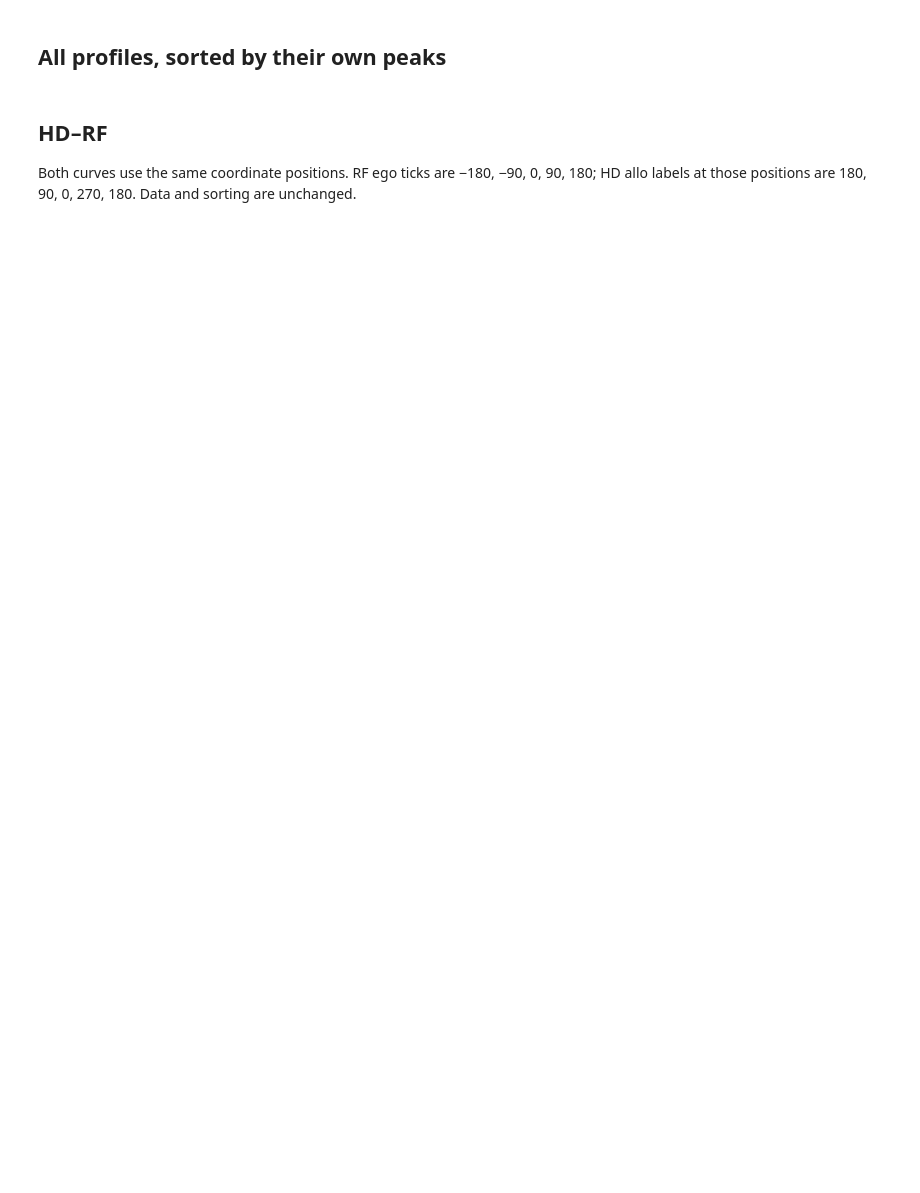
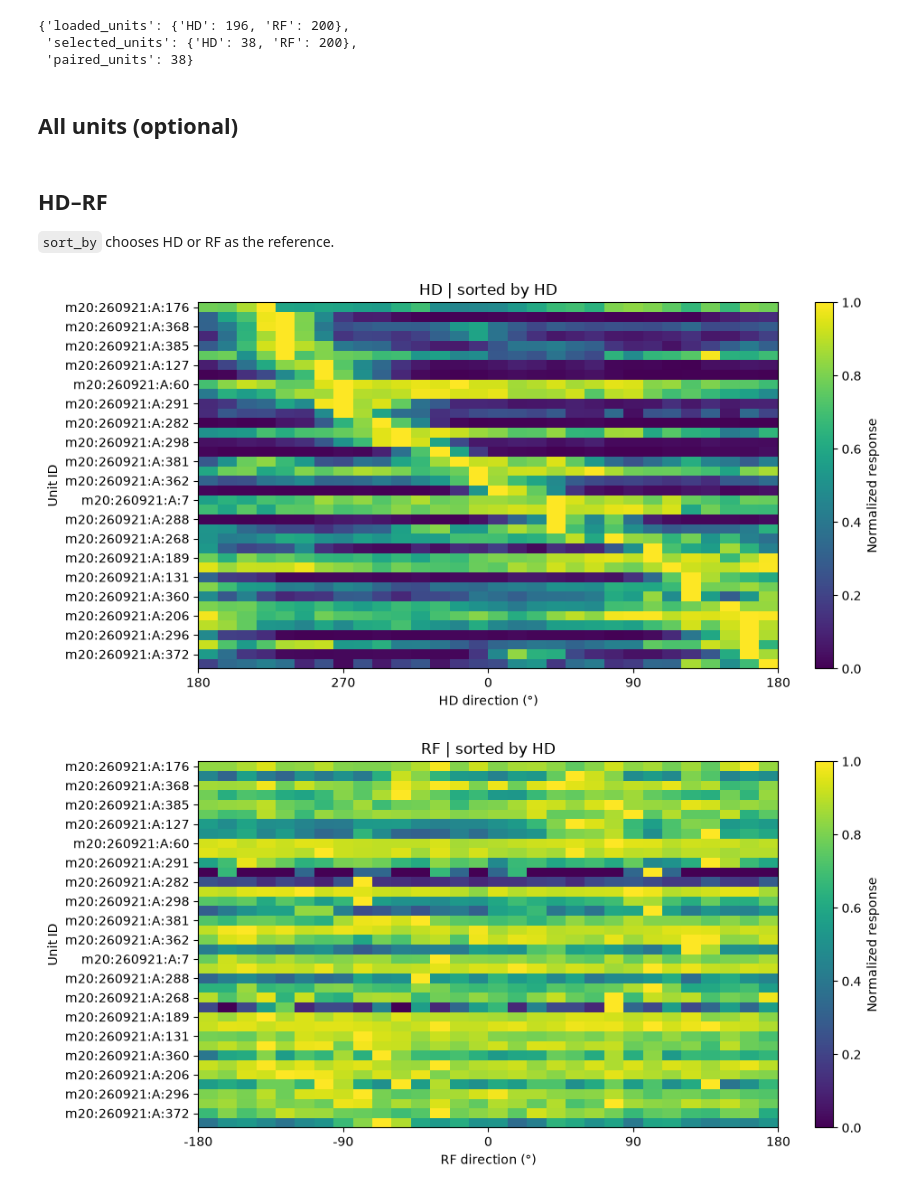
Before and after one commit to KaiCao2003/rfmapping, a Jupyter notebook: hd_rf_comparison.ipynb, the cells around one changed output. Cells and saved outputs as stored; diff of their text form; code cells hidden in the pictures; blank space fills up the shorter version.

```diff
--- a/hd_rf_comparison.ipynb
+++ b/hd_rf_comparison.ipynb
@@ -39,15 +36,25 @@ profiles = curves.profiles
 # %%
 hd_names, rf_names = [], []
 for probe in probes:
-    hd_name = f"{date}_{hd_session_id}_{probe}_HD_"
-    rf_name = f"{date}_{rf_session_id}_{probe}_RF_"
-    load_tc(date, hd_session_id, probe, prefix=hd_name,
-            smoothing_deg=hd_smoothing_deg)
-    load_tc(date, rf_session_id, probe, prefix=rf_name, kind="RF", is_ego_deg=True,
-            window=rf_response_window_s, smoothing_bins=rf_smoothing_bins)
+    hd_name = f"{mouse}_{date}_{hd_session_id}_{probe}_HD_"
+    rf_name = f"{mouse}_{date}_{rf_session_id}_{probe}_RF_"
+    profiles[hd_name] = load_tc(
+        f"{base_dir}/{date}/{date}_{hd_session_id}/data/tuning_curves/Probe{probe}/tuning_curves.tc",
+        mouse=mouse, date=date, probe=probe,
+    )
+    profiles[rf_name] = load_rf(
+        f"{base_dir}/{date}/{date}_{rf_session_id}/data/rfmapping/good/-100_400_1ms/Probe{probe}/regular_unitsSpikeCounts_{date}_{rf_session_id}.rfmap",
+        mouse=mouse, date=date, probe=probe, window=rf_response_window_s,
+    )
     hd_names.append(hd_name)
     rf_names.append(rf_name)
 
-combine("HD", hd_names)
-combine("RF", rf_names)
+profiles["HD"] = combine(*(profiles[name] for name in hd_names), label="HD")
+profiles["RF"] = combine(*(profiles[name] for name in rf_names), label="RF")
+
+selected_profiles = {
+    "HD": hd_pick(profiles["HD"], hd_class=2),
+    "RF": rf_pick(profiles["RF"], max_missing_bins=rf_max_missing_bins),
+}
+units = selected_profiles["HD"].index.intersection(selected_profiles["RF"].index)
 # %% [markdown]
@@ -58,30 +73,11 @@ For the unified HD/EBC/RF workflow and pooling examples, see [tc_comparison.ipyn
 # %%
-plot_comparison_heatmaps = partial(compare_heatmaps, profiles,
-                                  figsize=figsize, smoothing_bins=smoothing_bins)
-
-def shared_unit_keys(first, second):
-    return gen_overlap_list(profiles[first].index, profiles[second].index)
-
-def analyze_pair(first, second):
-    units = shared_unit_keys(first, second)
-    reference = peak_angles(smooth_profiles(profiles[first], smoothing_bins), units)
-    matched = peak_angles(smooth_profiles(profiles[second], smoothing_bins), units)
-    statistics = compare_direction_angles(
-        reference, matched, n_permutations=statistics_permutations, random_seed=statistics_seed,
-    )
-    reference_axis = profile_coordinates(profiles[first])
-    matched_axis = profile_coordinates(profiles[second])
-    plot_direction_comparison(
-        reference, matched,
-        statistics, reference_label=first, matched_label=second, angle_ticks=ego_coordinates["ticks"],
-        reference_ticks=reference_axis["ticks"], matched_ticks=matched_axis["ticks"],
-        reference_ticklabels=reference_axis["ticklabels"],
-        matched_ticklabels=matched_axis["ticklabels"], density_bin_count=density_bin_count,
-    )
-    return statistics
-
-{"units": {name: len(table) for name, table in profiles.items()},
- "shared_units": {"HD-RF": len(shared_unit_keys("HD", "RF"))}}
+{"loaded_units": {name: len(profiles[name]) for name in ("HD", "RF")},
+ "selected_units": {name: len(table) for name, table in selected_profiles.items()},
+ "paired_units": len(units)}
+# %% [output]
+{'loaded_units': {'HD': 196, 'RF': 200},
+ 'selected_units': {'HD': 38, 'RF': 200},
+ 'paired_units': 38}
 # %% [markdown]
-## All profiles, sorted by their own peaks
+## All units (optional)
 # %%
@@ -92,11 +91,11 @@ for name in ("HD", "RF"):
 # %% [markdown]
 ## HD–RF
 
-Both curves use the same coordinate positions. RF ego ticks are −180, −90, 0, 90, 180;
-HD allo labels at those positions are 180, 90, 0, 270, 180. Data and sorting are unchanged.
+`sort_by` chooses HD or RF as the reference.
 # %%
-print("----- Based on HD -----")
-native_hd = plot_comparison_heatmaps(sorted_by="HD", apply_to="RF")
-print("----- Based on RF -----")
-native_rf = plot_comparison_heatmaps(sorted_by="RF", apply_to="HD")
+matched_name = "RF" if sort_by == "HD" else "HD"
+native = plot_sort(selected_profiles[sort_by].loc[units], selected_profiles[matched_name].loc[units], **plot_options)
+# %% [output]
+[figure, added]
+[figure, added]
 # %%
```
Also changed, not shown: parts of 9 cells of this notebook, 12 other files.
